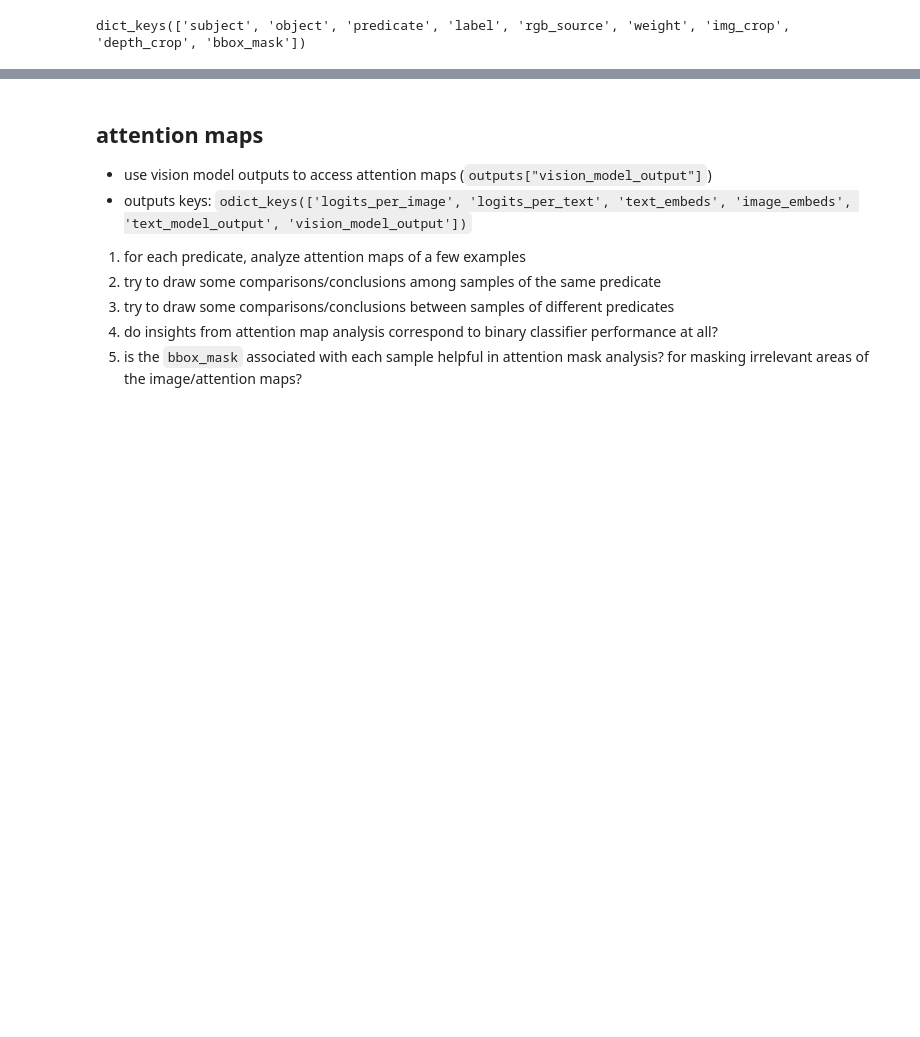
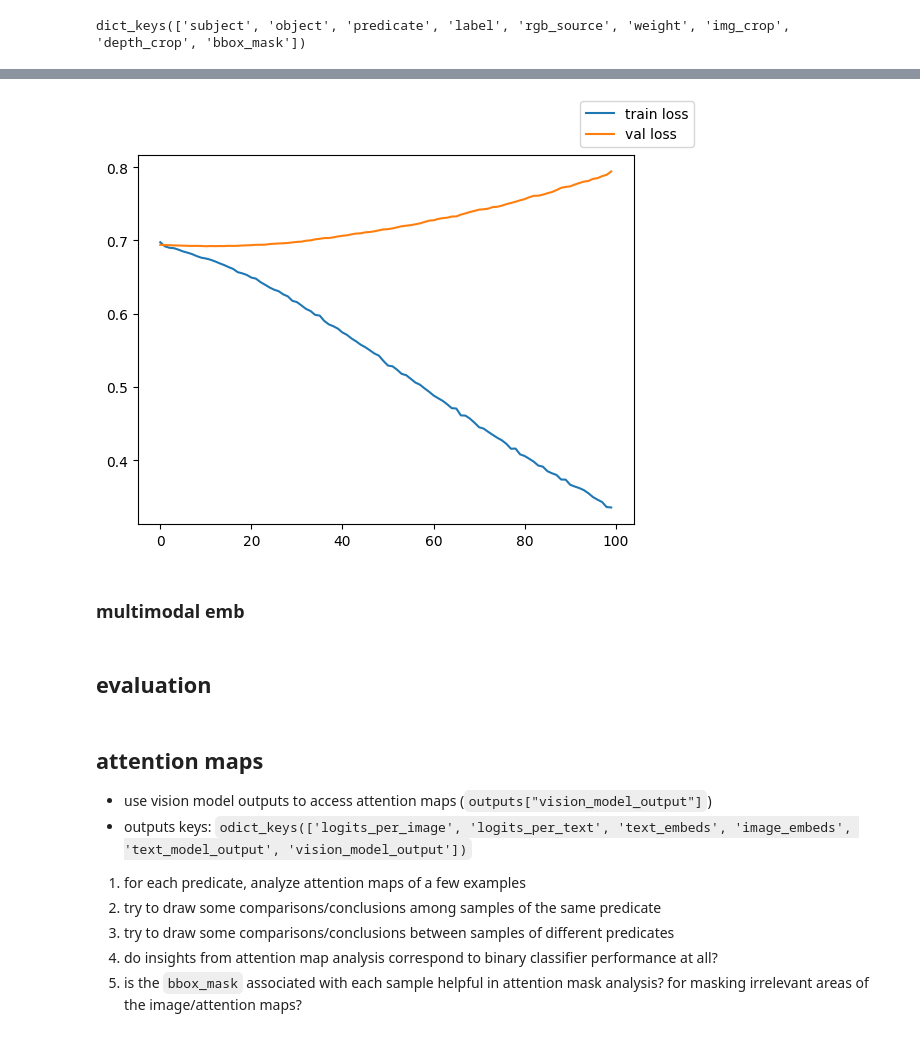
Before and after one commit to linv24/6.8300, a Jupyter notebook: project/dev.ipynb, the cells around one changed output, grey strips where cells are left out. Saved outputs shown, nothing was run; the diff lists cells and outputs as text; code cells hidden in the pictures; blank space fills up the shorter version.

```diff
--- a/project/dev.ipynb
+++ b/project/dev.ipynb
@@ -289,0 +454,14 @@ odict_keys(['logits_per_image', 'logits_per_text', 'text_embeds', 'image_embeds'
+# %%
+fig, ax = plt.subplots()
+
+ax.plot(train_losses, label="train loss")
+ax.plot(val_losses, label="val loss")
+
+fig.legend()
+fig.show()
+# %% [output]
+[figure, added]
+# %% [markdown]
+### multimodal emb
+# %% [markdown]
+## evaluation
```
Also changed, not shown: parts of 16 cells of this notebook, 1 other file.
